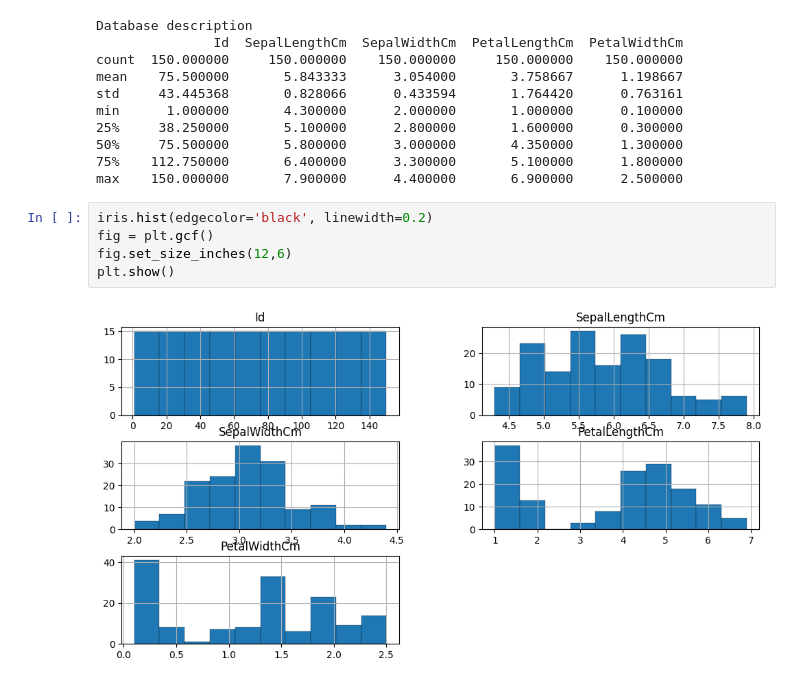
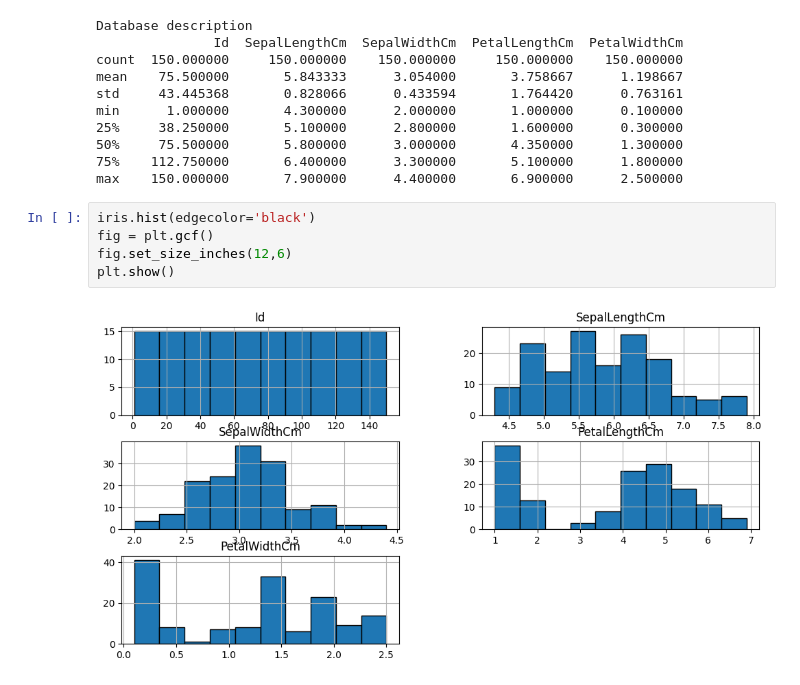
Before and after one commit to danielrawlins21/Machine_Learing_Intro, a Jupyter notebook: machine learning module/logistic_regresor.ipynb, the cells around one changed output. Saved outputs shown, nothing was run; the diff lists cells and outputs as text.

```diff
--- a/machine learning module/logistic_regresor.ipynb
+++ b/machine learning module/logistic_regresor.ipynb
@@ -37,9 +46,9 @@ min      1.000000       4.300000      2.000000       1.000000      0.100000
 75%    112.750000       6.400000      3.300000       5.100000      1.800000
 max    150.000000       7.900000      4.400000       6.900000      2.500000
 # %%
-iris.hist(edgecolor='black', linewidth=0.2)
+iris.hist(edgecolor='black')
 fig = plt.gcf()
 fig.set_size_inches(12,6)
 plt.show()
 # %% [output]
-[figure, old version]
+[figure, new version]
```
Also changed, not shown: parts of 5 cells of this notebook.
